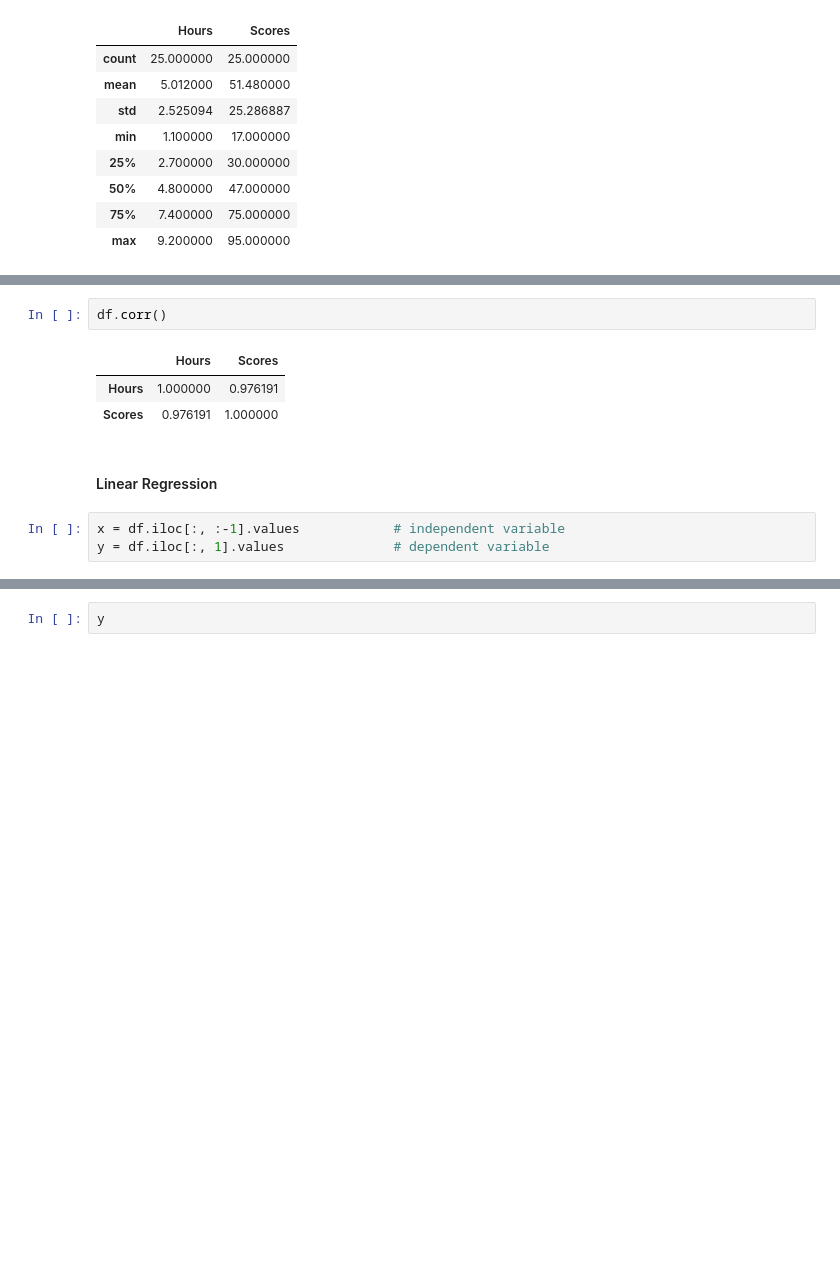
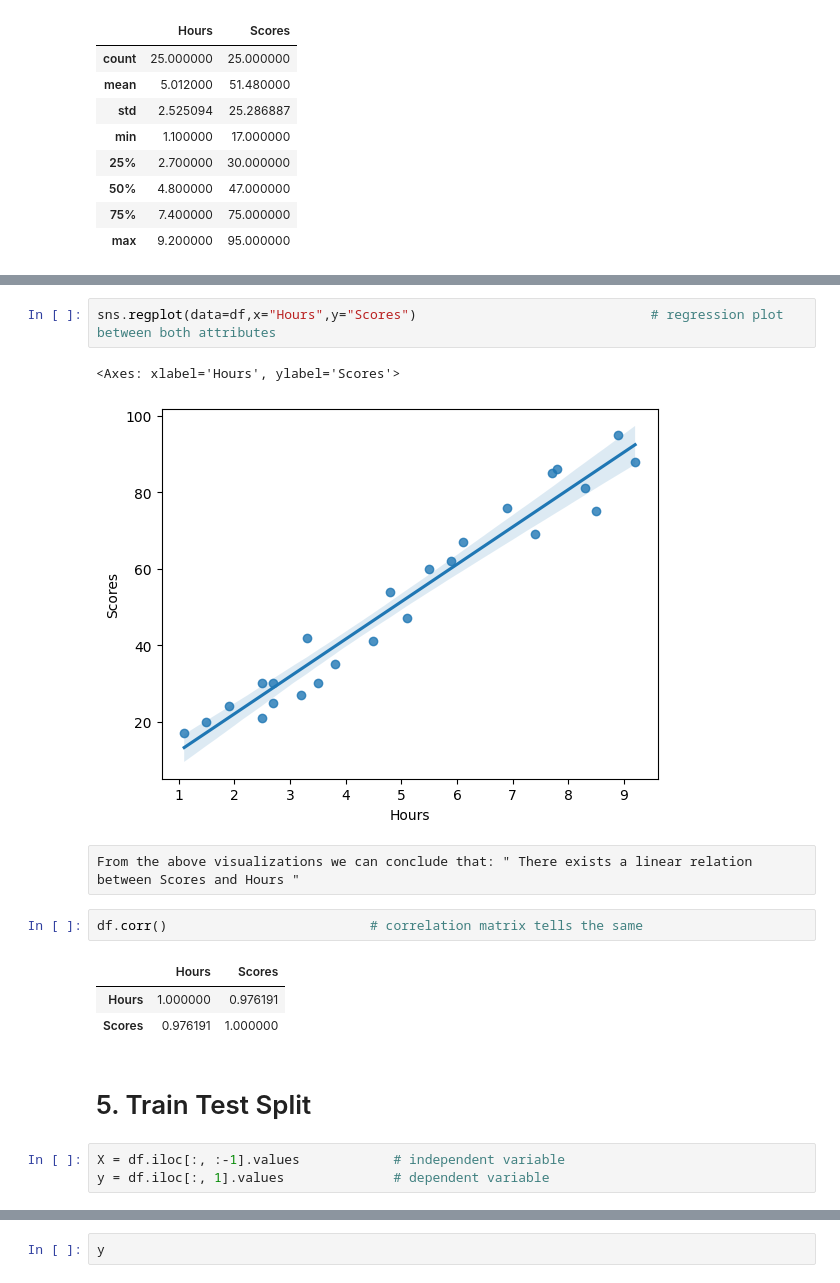
Before and after one commit to DeepankTyagi/Sparks_Internship, a Jupyter notebook: Task 1 Prediction_Using_Supervised_ML.ipynb, the cells around one changed output, grey strips where cells are left out. Cells and saved outputs as stored; diff of their text form; blank space fills up the shorter version.

```diff
--- a/Task 1 Prediction_Using_Supervised_ML.ipynb
+++ b/Task 1 Prediction_Using_Supervised_ML.ipynb
@@ -86,12 +89,19 @@ plt.show()
+# %%
+sns.regplot(data=df,x="Hours",y="Scores")                              # regression plot between both attributes
+# %% [output]
+<Axes: xlabel='Hours', ylabel='Scores'>
+[figure, added]
+# %% [raw]
+From the above visualizations we can conclude that: " There exists a linear relation between Scores and Hours "
 # %%
-df.corr()
+df.corr()                          # correlation matrix tells the same
 # %% [output]
 |  | Hours | Scores |
 | Hours | 1.000000 | 0.976191 |
 | Scores | 0.976191 | 1.000000 |
 # %% [markdown]
-#### Linear Regression
+# 5. Train Test Split
 # %%
-x = df.iloc[:, :-1].values            # independent variable
+X = df.iloc[:, :-1].values            # independent variable
 y = df.iloc[:, 1].values              # dependent variable
 # %%
```
Also changed, not shown: parts of 20 cells of this notebook.
